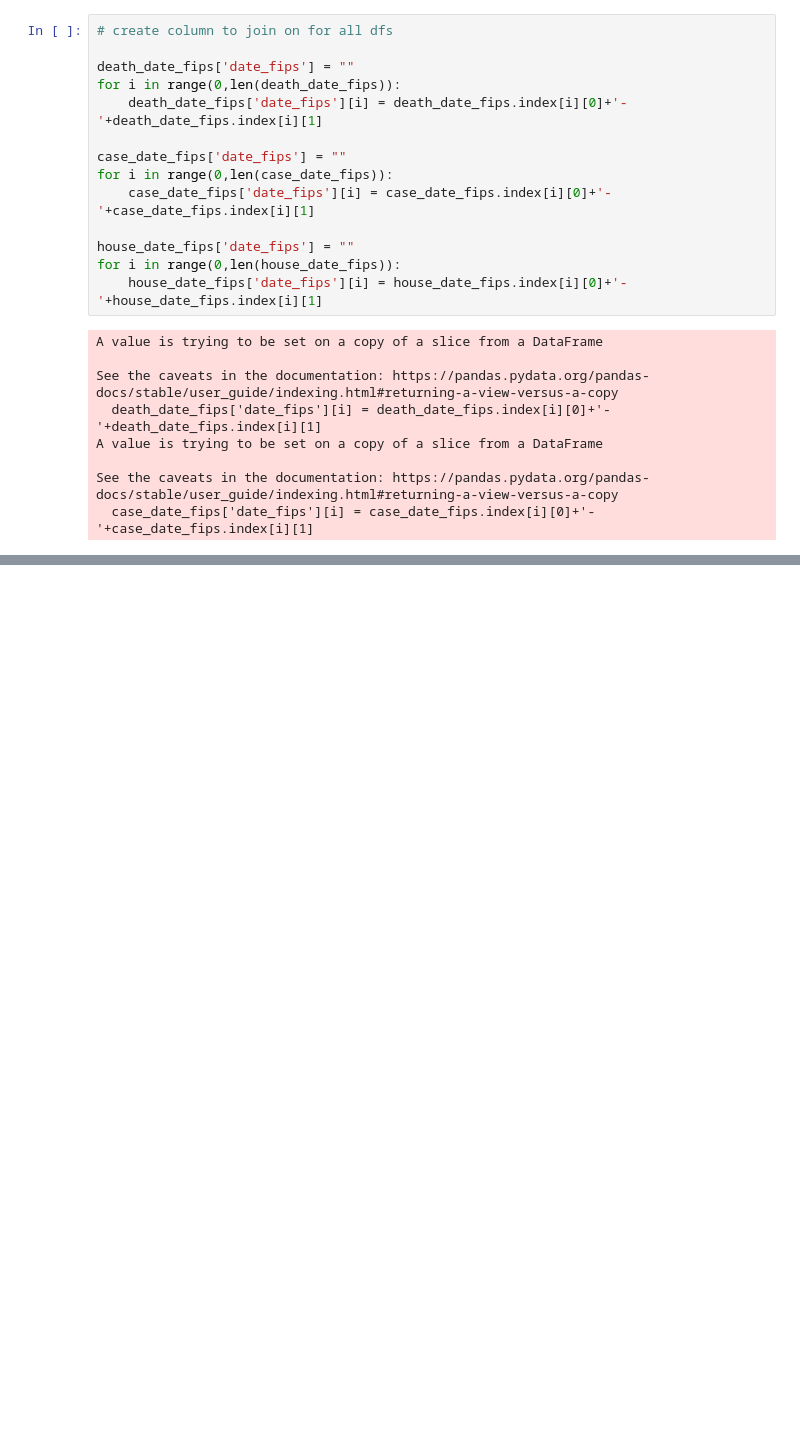
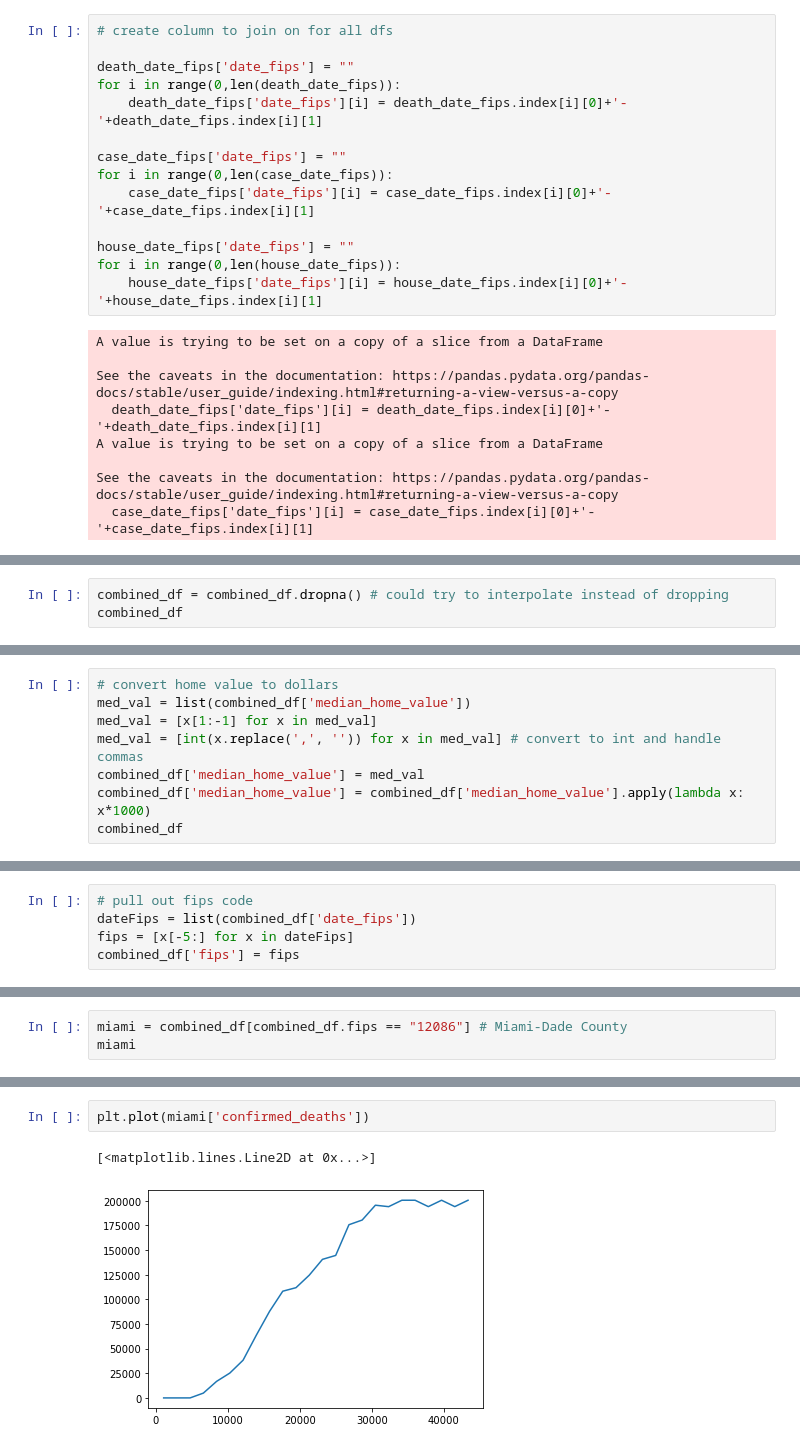
Before and after one commit to fav3ba/Sick-House-Bro, a Jupyter notebook: code/ProjectCode.ipynb, the cells around one changed output, grey strips where cells are left out. Drawn from its saved outputs; the diff is of its cells as text; blank space fills up the shorter version.

Commit message:
Finished aggregating data from different sources into single data frame, added descriptions of variables and graphs at the bottom

```diff
--- a/code/ProjectCode.ipynb
+++ b/code/ProjectCode.ipynb
@@ -300,0 +246,3 @@ MultiIndex([('Apr-2020',      ''),
+# %%
+combined_df = combined_df.dropna() # could try to interpolate instead of dropping
+combined_df
@@ -300,0 +263,8 @@ MultiIndex([('Apr-2020',      ''),
+# %%
+# convert home value to dollars
+med_val = list(combined_df['median_home_value'])
+med_val = [x[1:-1] for x in med_val]
+med_val = [int(x.replace(',', '')) for x in med_val] # convert to int and handle commas
+combined_df['median_home_value'] = med_val
+combined_df['median_home_value'] = combined_df['median_home_value'].apply(lambda x: x*1000)
+combined_df
@@ -300,0 +285,5 @@ MultiIndex([('Apr-2020',      ''),
+# %%
+# pull out fips code
+dateFips = list(combined_df['date_fips'])
+fips = [x[-5:] for x in dateFips]
+combined_df['fips'] = fips
@@ -300,0 +331,3 @@ MultiIndex([('Apr-2020',      ''),
+# %%
+miami = combined_df[combined_df.fips == "12086"] # Miami-Dade County
+miami
@@ -300,0 +352,5 @@ MultiIndex([('Apr-2020',      ''),
+# %%
+plt.plot(miami['confirmed_deaths'])
+# %% [output]
+[<matplotlib.lines.Line2D at 0x...>]
+[figure, added]
```
Also changed, not shown: parts of 21 cells of this notebook.
